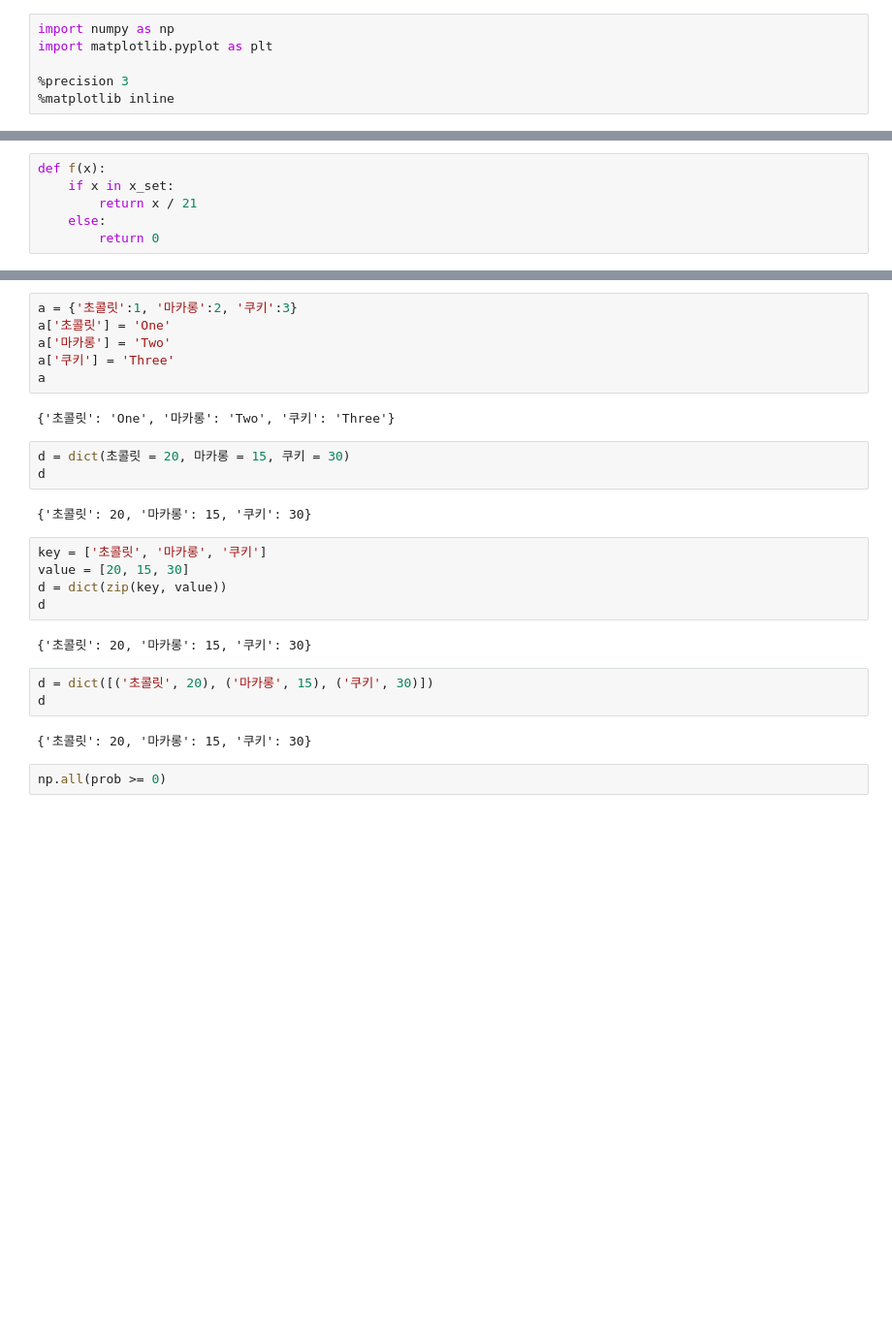
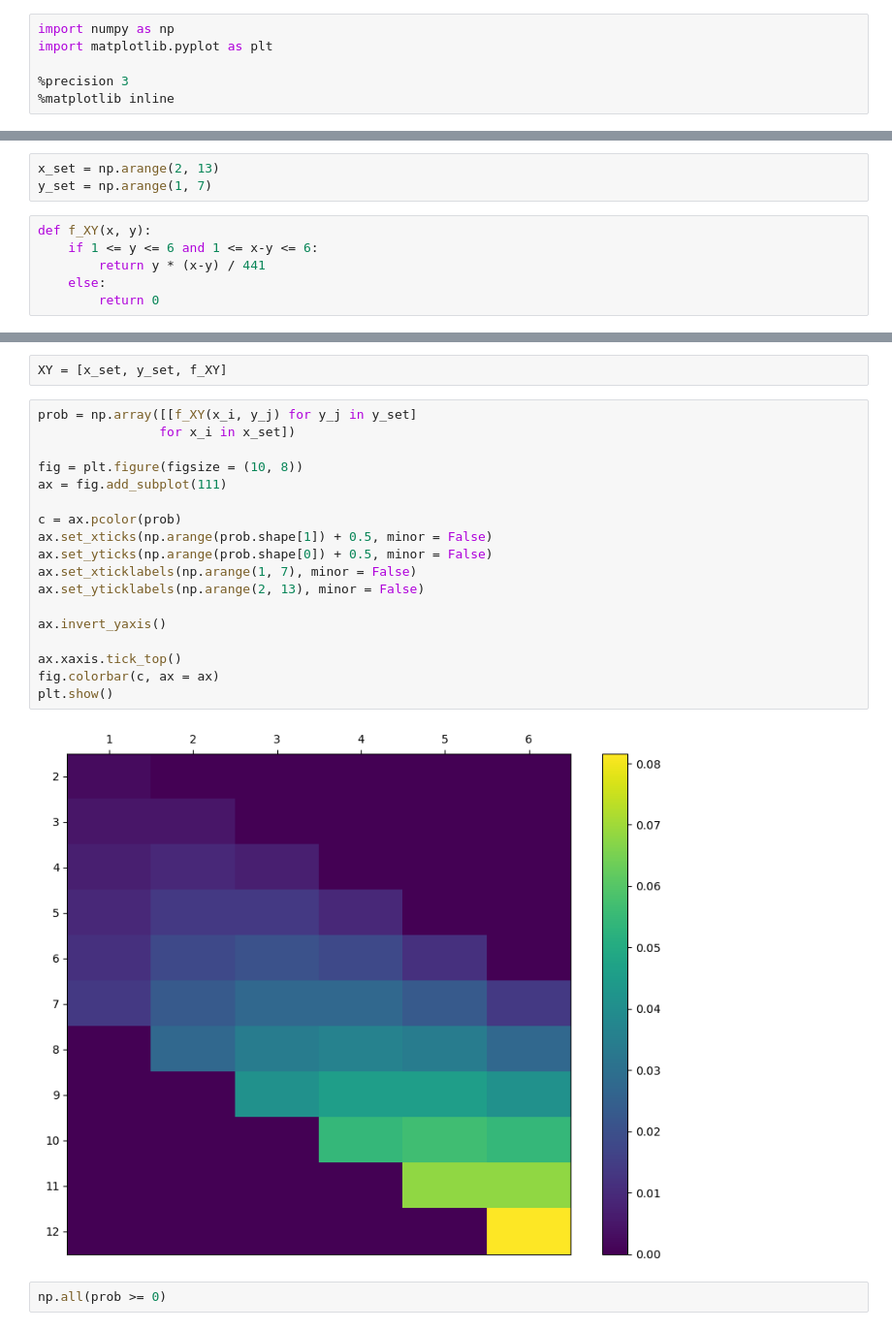
Before and after one commit to dainyun/202510827_statistics, a Jupyter notebook: chap05.ipynb, the cells around one changed output, grey strips where cells are left out. Shown: that part at 97% size. Cells and saved outputs as stored; diff of their text form; blank space fills up the shorter version.

```diff
--- a/chap05.ipynb
+++ b/chap05.ipynb
@@ -9,6 +7,9 @@ x_set = np.array([1, 2, 3, 4, 5, 6])
+# %%
+x_set = np.arange(2, 13)
+y_set = np.arange(1, 7)
 # %%
-def f(x):
-    if x in x_set:
-        return x / 21
+def f_XY(x, y):
+    if 1 <= y <= 6 and 1 <= x-y <= 6:
+        return y * (x-y) / 441
     else:
         return 0
@@ -82,28 +16,25 @@ v2
-# %%
-a = {'초콜릿':1, '마카롱':2, '쿠키':3}
-a['초콜릿'] = 'One'
-a['마카롱'] = 'Two'
-a['쿠키'] = 'Three'
-a
-# %% [output]
-{'초콜릿': 'One', '마카롱': 'Two', '쿠키': 'Three'}
-# %%
-d = dict(초콜릿 = 20, 마카롱 = 15, 쿠키 = 30)
-d
-# %% [output]
-{'초콜릿': 20, '마카롱': 15, '쿠키': 30}
-# %%
-key = ['초콜릿', '마카롱', '쿠키']
-value = [20, 15, 30]
-d = dict(zip(key, value))
-d
-# %% [output]
-{'초콜릿': 20, '마카롱': 15, '쿠키': 30}
-# %%
-d = dict([('초콜릿', 20), ('마카롱', 15), ('쿠키', 30)])
-d
-# %% [output]
-{'초콜릿': 20, '마카롱': 15, '쿠키': 30}
+# %%
+XY = [x_set, y_set, f_XY]
+# %%
+prob = np.array([[f_XY(x_i, y_j) for y_j in y_set]
+                for x_i in x_set])
+
+fig = plt.figure(figsize = (10, 8))
+ax = fig.add_subplot(111)
+
+c = ax.pcolor(prob)
+ax.set_xticks(np.arange(prob.shape[1]) + 0.5, minor = False)
+ax.set_yticks(np.arange(prob.shape[0]) + 0.5, minor = False)
+ax.set_xticklabels(np.arange(1, 7), minor = False)
+ax.set_yticklabels(np.arange(2, 13), minor = False)
+
+ax.invert_yaxis()
+
+ax.xaxis.tick_top()
+fig.colorbar(c, ax = ax)
+plt.show()
+# %% [output]
+[figure, added]
 # %%
 np.all(prob >= 0)
 # %% [output]
```
Also changed, not shown: parts of 56 cells of this notebook.
